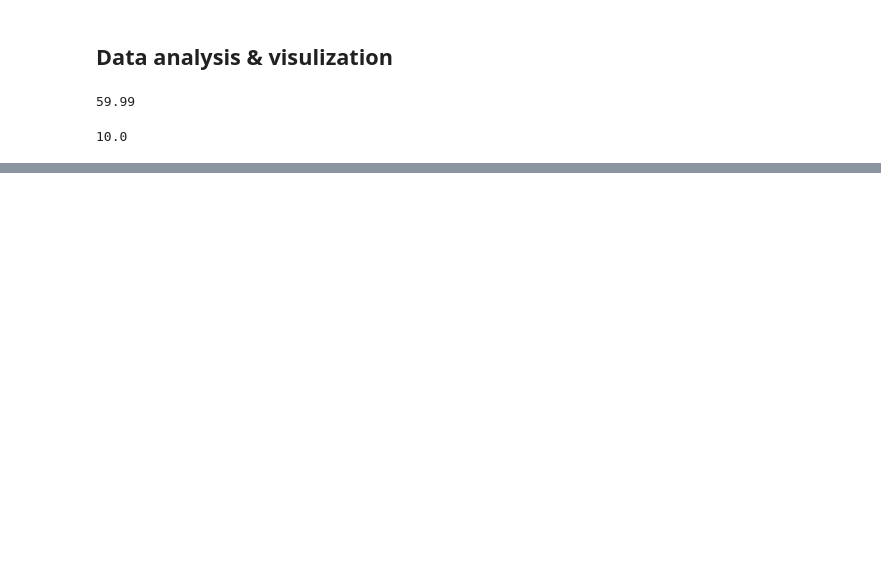
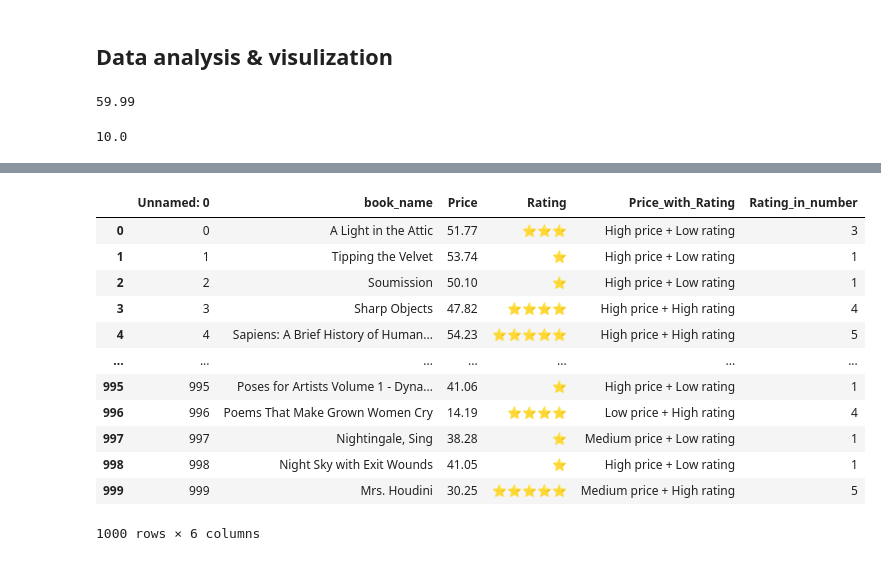
Before and after one commit to Nebras2025/OmniShelf, a Jupyter notebook: EDA.ipynb, the cells around one changed output, grey strips where cells are left out. Saved outputs shown, nothing was run; the diff lists cells and outputs as text; code cells hidden in the pictures; blank space fills up the shorter version.

```diff
--- a/EDA.ipynb
+++ b/EDA.ipynb
@@ -69,0 +76,33 @@ lowest_price
+# %%
+def categorize(row):
+    if row['Price'] >= 40:
+        Price = 'High price'
+    elif row['Price'] >= 20:
+        Price = 'Medium price'
+    else:
+        Price = 'Low price'
+
+    if row['Rating'] >= d:
+        Rating = 'High rating'
+    else:
+        Rating = 'Low rating'
+
+    return f"{Price} + {Rating}"
+
+df2['Price_with_Rating'] = df2.apply(categorize, axis=1)
+# %%
+df2
+# %% [output]
+|  | Unnamed: 0 | book_name | Price | Rating | Price_with_Rating | Rating_in_number |
+| 0 | 0 | A Light in the Attic | 51.77 | ⭐⭐⭐ | High price + Low rating | 3 |
+| 1 | 1 | Tipping the Velvet | 53.74 | ⭐ | High price + Low rating | 1 |
+| 2 | 2 | Soumission | 50.10 | ⭐ | High price + Low rating | 1 |
+| 3 | 3 | Sharp Objects | 47.82 | ⭐⭐⭐⭐ | High price + High rating | 4 |
+| 4 | 4 | Sapiens: A Brief History of Human... | 54.23 | ⭐⭐⭐⭐⭐ | High price + High rating | 5 |
+| ... | ... | ... | ... | ... | ... | ... |
+| 995 | 995 | Poses for Artists Volume 1 - Dyna... | 41.06 | ⭐ | High price + Low rating | 1 |
+| 996 | 996 | Poems That Make Grown Women Cry | 14.19 | ⭐⭐⭐⭐ | Low price + High rating | 4 |
+| 997 | 997 | Nightingale, Sing | 38.28 | ⭐ | Medium price + Low rating | 1 |
+| 998 | 998 | Night Sky with Exit Wounds | 41.05 | ⭐ | High price + Low rating | 1 |
+| 999 | 999 | Mrs. Houdini | 30.25 | ⭐⭐⭐⭐⭐ | Medium price + High rating | 5 |
+1000 rows × 6 columns
```
Also changed, not shown: parts of 11 cells of this notebook.
